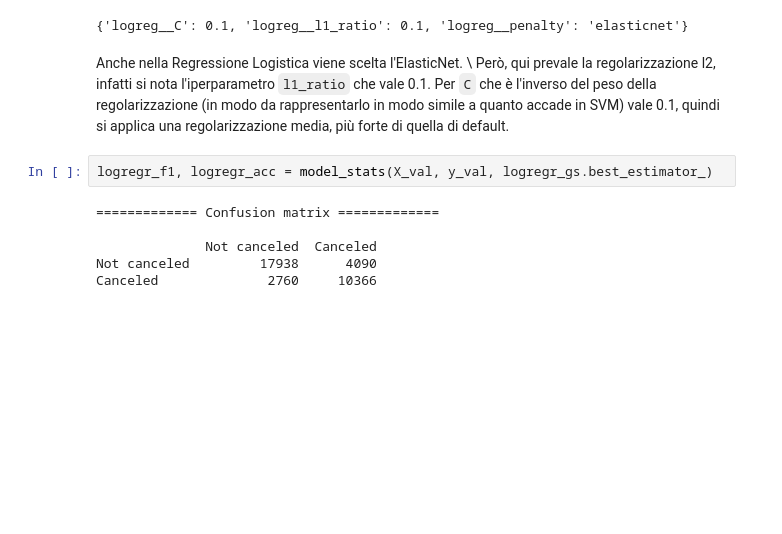
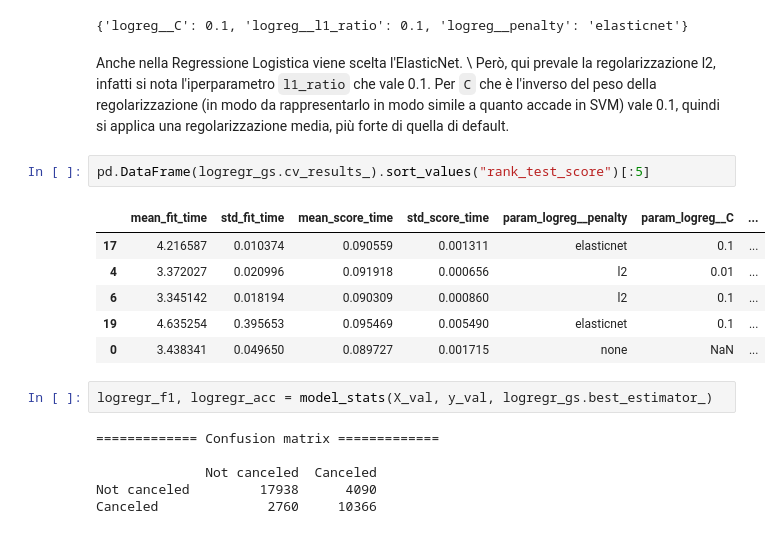
Before and after one commit to AndreaGiulianelli/hotel-booking-demand-project, a Jupyter notebook: hotel_booking_demand_project.ipynb, the cells around one changed output. Saved outputs shown, nothing was run; the diff lists cells and outputs as text; blank space fills up the shorter version.

```diff
--- a/hotel_booking_demand_project.ipynb
+++ b/hotel_booking_demand_project.ipynb
@@ -1320,6 +1347,15 @@ logregr_gs.best_params_
 Anche nella Regressione Logistica viene scelta l'ElasticNet. \\
 Però, qui prevale la regolarizzazione l2, infatti si nota l'iperparametro `l1_ratio` che vale 0.1.
 Per `C` che è l'inverso del peso della regolarizzazione (in modo da rappresentarlo in modo simile a quanto accade in SVM) vale 0.1, quindi si applica una regolarizzazione media, più forte di quella di default.
+# %%
+pd.DataFrame(logregr_gs.cv_results_).sort_values("rank_test_score")[:5]
+# %% [output]
+|  | mean_fit_time | std_fit_time | mean_score_time | std_score_time | param_logreg__penalty | param_logreg__C | ... |
+| 17 | 4.216587 | 0.010374 | 0.090559 | 0.001311 | elasticnet | 0.1 | ... |
+| 4 | 3.372027 | 0.020996 | 0.091918 | 0.000656 | l2 | 0.01 | ... |
+| 6 | 3.345142 | 0.018194 | 0.090309 | 0.000860 | l2 | 0.1 | ... |
+| 19 | 4.635254 | 0.395653 | 0.095469 | 0.005490 | elasticnet | 0.1 | ... |
+| 0 | 3.438341 | 0.049650 | 0.089727 | 0.001715 | none | NaN | ... |
 # %%
 logregr_f1, logregr_acc = model_stats(X_val, y_val, logregr_gs.best_estimator_)
 # %% [output]
```
Also changed, not shown: parts of 56 cells of this notebook.
